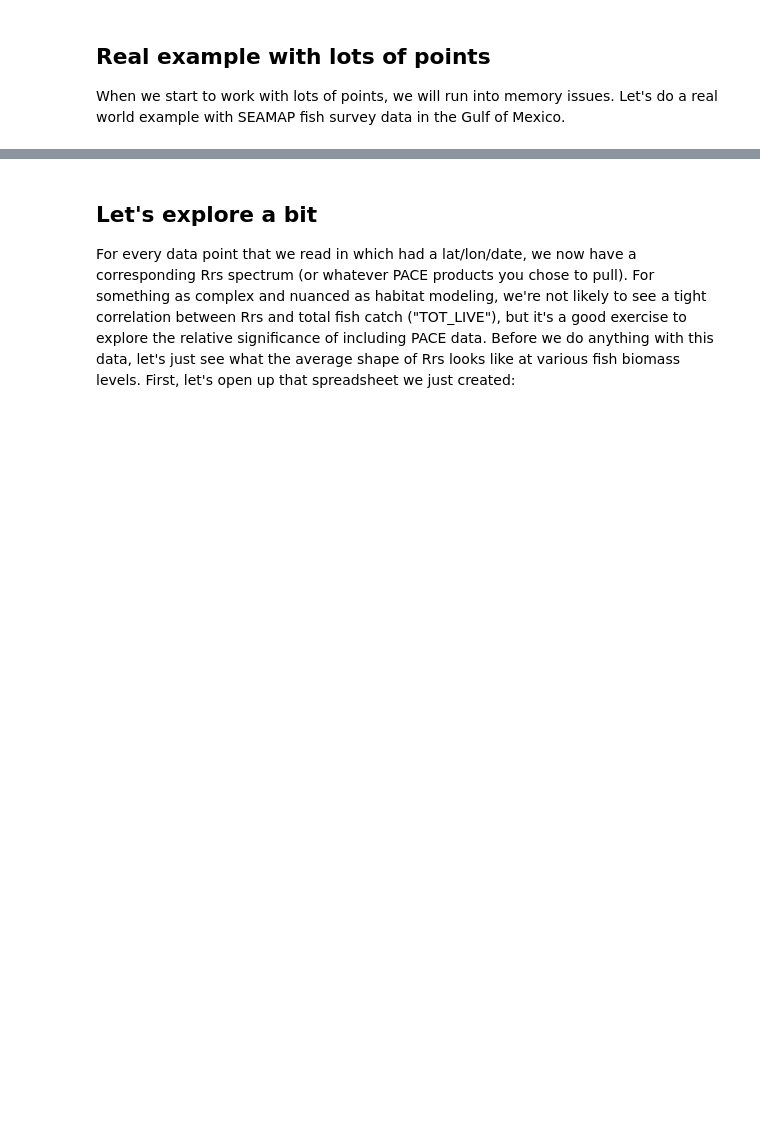
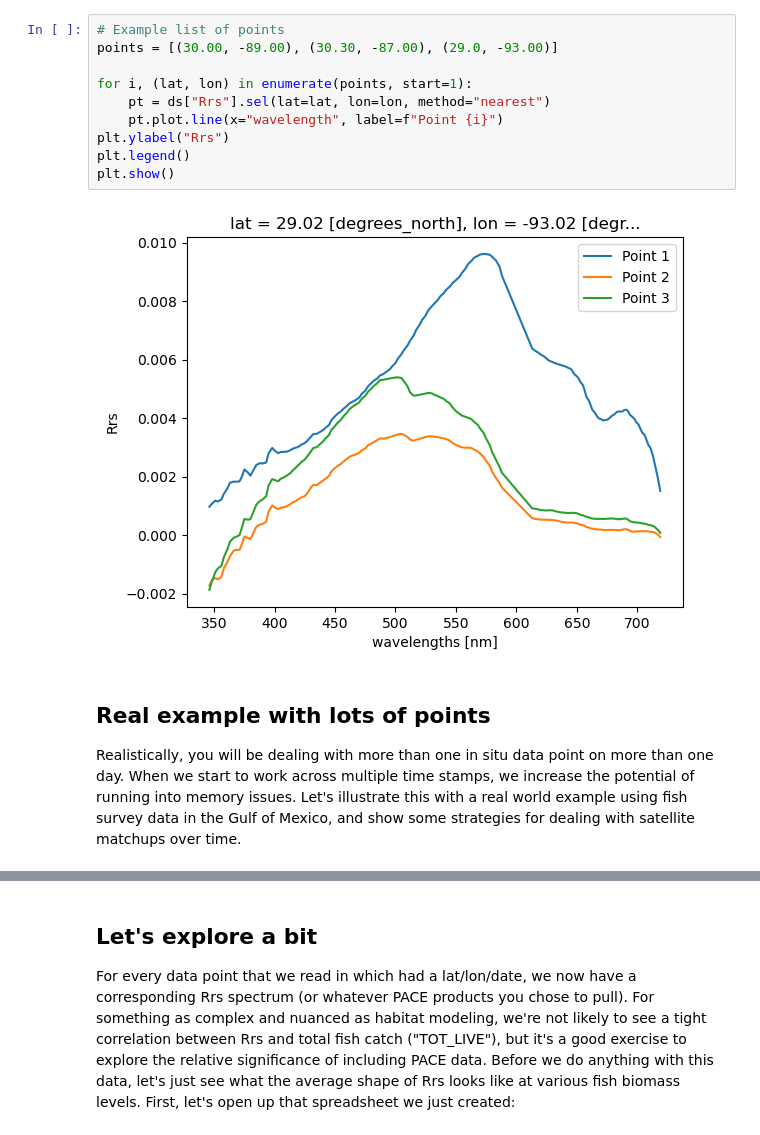
Before and after one commit to fish-pace/2025-tutorials, a Jupyter notebook: matchups.ipynb, the cells around one changed output, grey strips where cells are left out. Saved outputs shown, nothing was run; the diff lists cells and outputs as text; blank space fills up the shorter version.

```diff
--- a/matchups.ipynb
+++ b/matchups.ipynb
@@ -112,7 +114,19 @@ SHOW THIS CODE
+# %%
+# Example list of points
+points = [(30.00, -89.00), (30.30, -87.00), (29.0, -93.00)]
+
+for i, (lat, lon) in enumerate(points, start=1):
+    pt = ds["Rrs"].sel(lat=lat, lon=lon, method="nearest")
+    pt.plot.line(x="wavelength", label=f"Point {i}")
+plt.ylabel("Rrs")
+plt.legend()
+plt.show()
+# %% [output]
+[figure, added]
 # %% [markdown]
 ## Real example with lots of points
 
-When we start to work with lots of points, we will run into memory issues. Let's do a real world example with SEAMAP fish survey data in the Gulf of Mexico.
+Realistically, you will be dealing with more than one in situ data point on more than one day. When we start to work across multiple time stamps, we increase the potential of running into memory issues. Let's illustrate this with a real world example using fish survey data in the Gulf of Mexico, and show some strategies for dealing with satellite matchups over time.
 # %% [markdown]
 ## Get survey points
 
```
Also changed, not shown: parts of 38 cells of this notebook.
